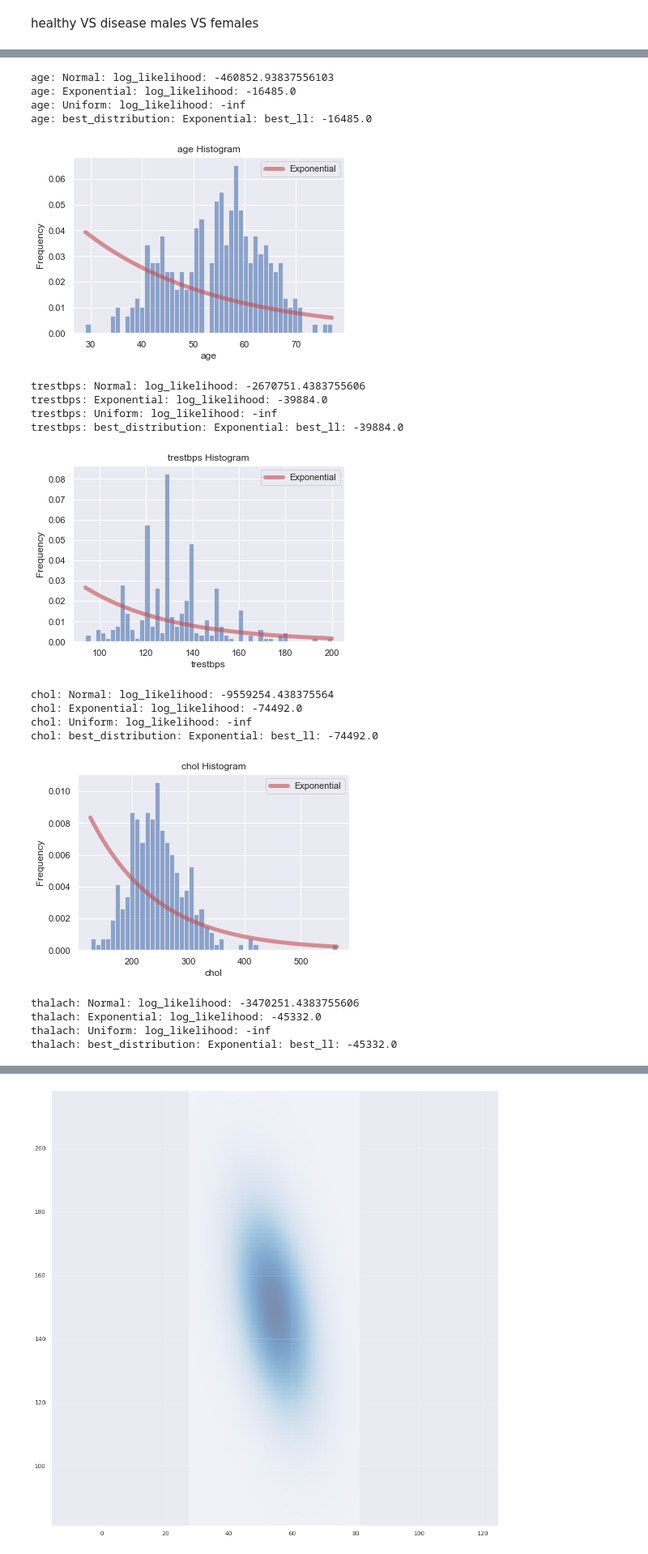
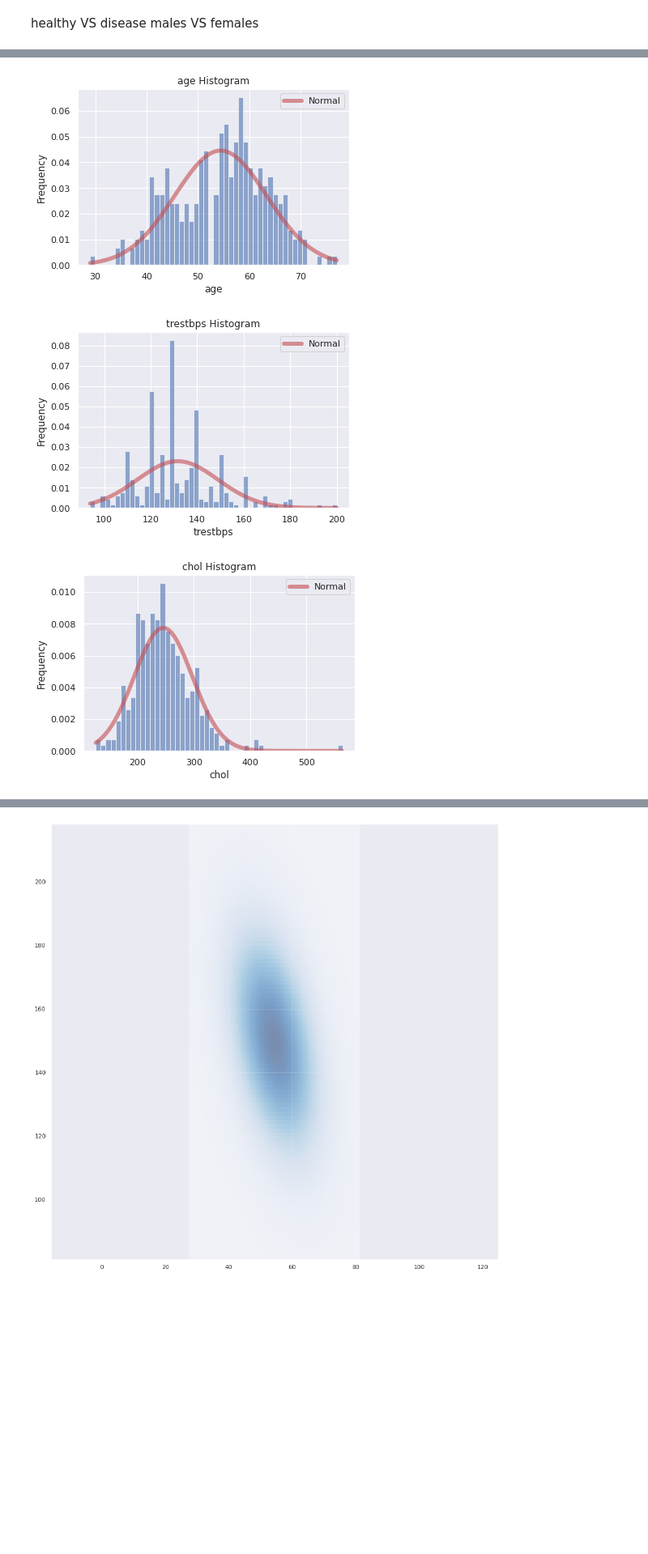
Before and after one commit to ronigold/Statistics_HW, a Jupyter notebook: HW3.ipynb, the cells around one changed output, grey strips where cells are left out. Shown at 81% size. Cells and saved outputs as stored; diff of their text form; code cells hidden in the pictures; blank space fills up the shorter version.

```diff
--- a/HW3.ipynb
+++ b/HW3.ipynb
@@ -349,54 +312,25 @@ plt.show()
 # %%
 from scipy.stats import norm, expon, lognorm, skewnorm, t, uniform
 from scipy import stats
 import matplotlib.pyplot as plt
 
 # Plot histograms for each numerical feature
-for col in num_list:
+for col, dist_items in dict(zip(num_list, [(norm, 'Normal'), (norm, 'Normal'), (norm, 'Normal'), (norm, 'Normal'), (expon, 'Exponential')])).items():
+    dist = dist_items[0]
+    dist_name = dist_items[1]
     plt.figure()
     plt.hist(df[col], bins=50, density=True, alpha=0.6, color='b')
     plt.xlabel(col)
     plt.ylabel('Frequency')
     plt.title(f'{col} Histogram')
-
-    # Fit MLE distributions
-    distributions = [norm, expon, uniform]
-    dist_names = ['Normal', 'Exponential', 'Uniform']
-    best_distribution = None
-    best_param = None
-    best_ll = float('-inf')
-    for dist, dist_name in zip(distributions, dist_names):
-        param = dist.fit(df[col])
-        pdf_fitted = dist.pdf(np.linspace(np.min(df[col]),np.max(df[col]),100), *param[:-2], loc=param[-2], scale=param[-1])
-        log_likelihood = dist.logpdf(df[col]).sum()
-        print(f'{col}: {dist_name}: log_likelihood: {log_likelihood}')
-        if log_likelihood > best_ll:
-            best_distribution = dist
-            best_dist_name = dist_name
-            best_param = param
-            best_ll = log_likelihood
-    print(f'{col}: best_distribution: {best_dist_name}: best_ll: {best_ll}')
-    pdf_fitted = best_distribution.pdf(np.linspace(np.min(df[col]),np.max(df[col]),100), *best_param[:-2], loc=best_param[-2], scale=best_param[-1])
-    plt.plot(np.linspace(np.min(df[col]),np.max(df[col]),100), pdf_fitted, 'r-', lw=5, alpha=0.6, label=best_dist_name)
+    param = dist.fit(df[col])
+    pdf_fitted = dist.pdf(np.linspace(np.min(df[col]),np.max(df[col]),100), *param[:-2], loc=param[-2], scale=param[-1])
+    log_likelihood = dist.logpdf(df[col]).sum()
+    pdf_fitted = dist.pdf(np.linspace(np.min(df[col]),np.max(df[col]),100), *param[:-2], loc=param[-2], scale=param[-1])
+    plt.plot(np.linspace(np.min(df[col]),np.max(df[col]),100), pdf_fitted, 'r-', lw=5, alpha=0.6, label = dist_name)
     plt.legend()
     plt.show()
 # %% [output]
-age: Normal: log_likelihood: -460852.93837556103
-age: Exponential: log_likelihood: -16485.0
-age: Uniform: log_likelihood: -inf
-age: best_distribution: Exponential: best_ll: -16485.0
-[figure, old version]
+[figure, new version]
-trestbps: Normal: log_likelihood: -2670751.4383755606
-trestbps: Exponential: log_likelihood: -39884.0
-trestbps: Uniform: log_likelihood: -inf
-trestbps: best_distribution: Exponential: best_ll: -39884.0
-[figure, old version]
+[figure, new version]
-chol: Normal: log_likelihood: -9559254.438375564
-chol: Exponential: log_likelihood: -74492.0
-chol: Uniform: log_likelihood: -inf
-chol: best_distribution: Exponential: best_ll: -74492.0
-[figure, old version]
+[figure, new version]
-thalach: Normal: log_likelihood: -3470251.4383755606
-thalach: Exponential: log_likelihood: -45332.0
-thalach: Uniform: log_likelihood: -inf
-thalach: best_distribution: Exponential: best_ll: -45332.0
```
Also changed, not shown: parts of 41 cells of this notebook.
